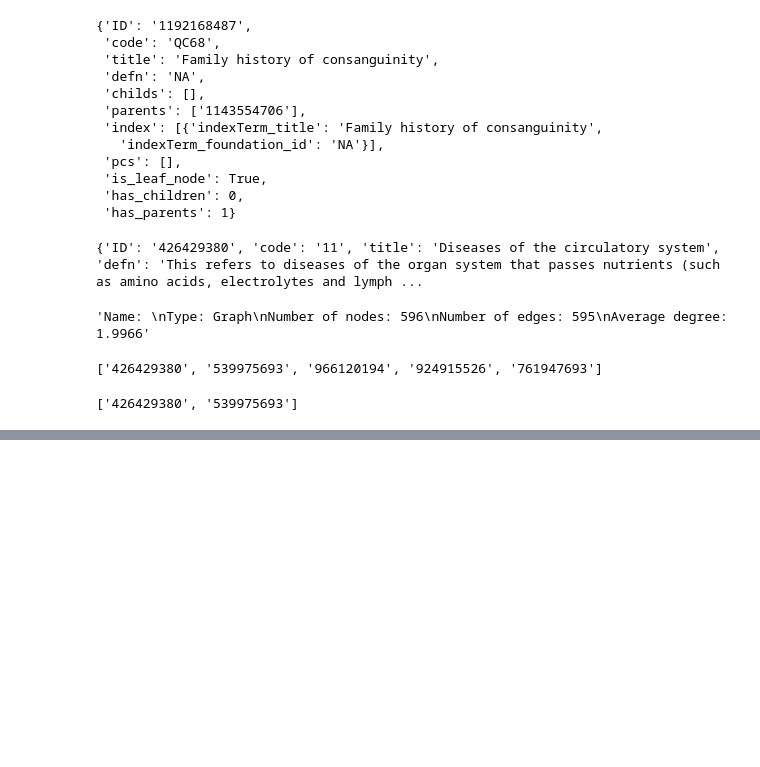
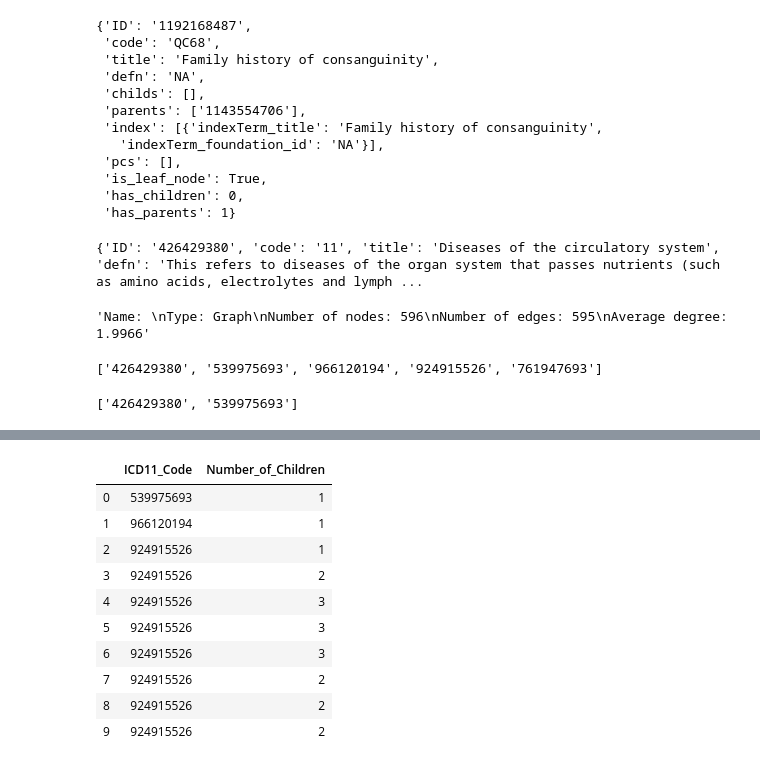
Before and after one commit to pinglab-intern/NetworkAnalysis, a Jupyter notebook: Extract_Cardiovascular.ipynb, the cells around one changed output, grey strips where cells are left out. Saved outputs shown, nothing was run; the diff lists cells and outputs as text; code cells hidden in the pictures; blank space fills up the shorter version.

```diff
--- a/Extract_Cardiovascular.ipynb
+++ b/Extract_Cardiovascular.ipynb
@@ -143,0 +162,14 @@ plt.show()
+# %%
+icd_dist.head(10)
+# %% [output]
+|  | ICD11_Code | Number_of_Children |
+| 0 | 539975693 | 1 |
+| 1 | 966120194 | 1 |
+| 2 | 924915526 | 1 |
+| 3 | 924915526 | 2 |
+| 4 | 924915526 | 3 |
+| 5 | 924915526 | 3 |
+| 6 | 924915526 | 3 |
+| 7 | 924915526 | 2 |
+| 8 | 924915526 | 2 |
+| 9 | 924915526 | 2 |
```
Also changed, not shown: parts of 9 cells of this notebook.
